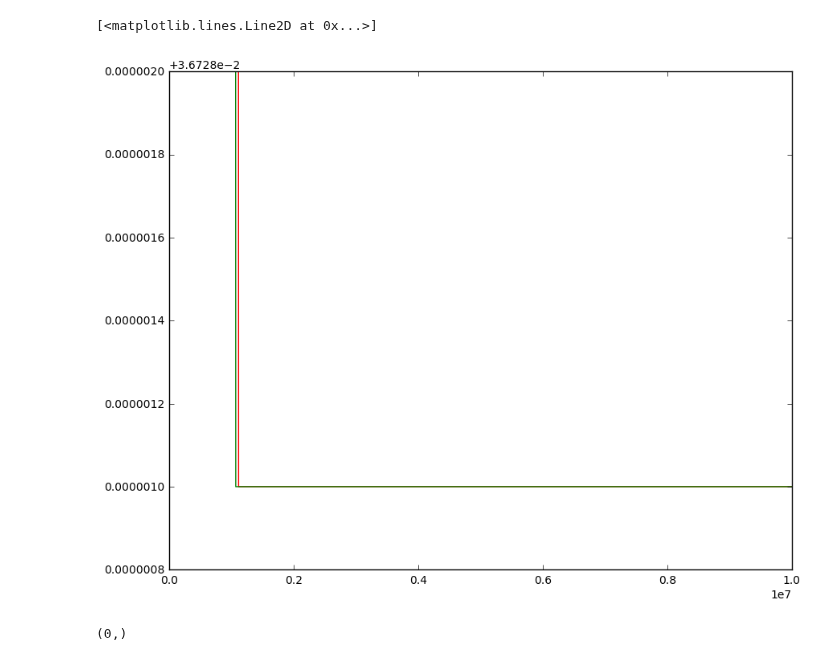
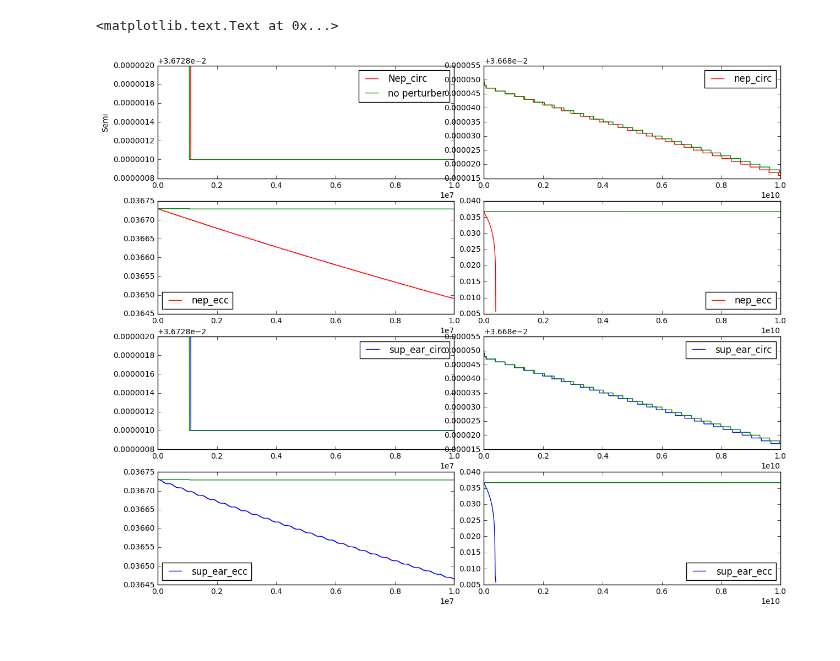
Before and after one commit to dm1681/Merging_Perts, a Jupyter notebook: Research/Merging_Perts/Sanity Check.ipynb, the cells around one changed output. Drawn from its saved outputs; the diff is of its cells as text; code cells hidden in the pictures.

```diff
--- a/Research/Merging_Perts/Sanity Check.ipynb
+++ b/Research/Merging_Perts/Sanity Check.ipynb
@@ -174,16 +174,51 @@ for mass_c in s_mass_list:
                             nep_short_circ_time = np.append(nep_short_circ_time, time)
                             nep_short_circ_semi = np.append(nep_short_circ_semi, semi)
                             nep_short_circ_e = np.append(nep_short_circ_e, e)
-# %%
-fig,ax = plt.subplots(1,1)
-fig.set_size_inches(10,8)
-
-ax.plot(nep_short_circ_time, nep_short_circ_semi, color = 'red')
-ax.plot(eq_short_time, eq_short_semi, color = 'green')
-# %% [output]
-[<matplotlib.lines.Line2D at 0x...>]
-[figure, removed]
-# %%
-eq_long_e.shape
-# %% [output]
-(0,)
+# %%
+# plots the evolution of the semi major axis for all cases, and compares with unperturbed cases (eq_only)
+
+fig,ax = plt.subplots(4,2)
+fig.set_size_inches(12,10)
+plt.tight_layout()
+plt.ticklabel_format(axis = 'y', style = 'sci')
+# green is always eq_only (no perturber)
+# red is neptune mass perturber
+# blue is super earth mass perturber
+
+# plots semi
+ax[0,0].plot(nep_short_circ_time, nep_short_circ_semi, color = 'red', label = 'Nep_circ')
+ax[0,0].plot(eq_short_time, eq_short_semi, color = 'green', label = 'no perturber')
+
+ax[0,1].plot(nep_long_circ_time, nep_long_circ_semi, color = 'red', label = 'nep_circ')
+ax[0,1].plot(eq_long_time, eq_long_semi, color = 'green')
+
+ax[1,0].plot(nep_short_ecc_time, nep_short_ecc_semi, color = 'red', label = 'nep_ecc')
+ax[1,0].plot(eq_short_time, eq_short_semi, color = 'green')
+
+ax[1,1].plot(nep_long_ecc_time, nep_long_ecc_semi, color = 'red', label = 'nep_ecc')
+ax[1,1].plot(eq_long_time, eq_long_semi, color = 'green')
+
+ax[2,0].plot(sup_ear_short_circ_time, sup_ear_short_circ_semi, color = 'blue', label = 'sup_ear_circ')
+ax[2,0].plot(eq_short_time, eq_short_semi, color = 'green')
+
+ax[2,1].plot(sup_ear_long_circ_time, sup_ear_long_circ_semi, color = 'blue', label = 'sup_ear_circ')
+ax[2,1].plot(eq_long_time, eq_long_semi, color = 'green')
+
+ax[3,0].plot(sup_ear_short_ecc_time, sup_ear_short_ecc_semi, color = 'blue', label = 'sup_ear_ecc')
+ax[3,0].plot(eq_short_time, eq_short_semi, color = 'green')
+
+ax[3,1].plot(sup_ear_long_ecc_time, sup_ear_long_ecc_semi, color = 'blue', label = 'sup_ear_ecc')
+ax[3,1].plot(eq_long_time, eq_long_semi, color = 'green')
+
+ax[0,0].legend(loc=0)
+ax[0,1].legend(loc=0)
+ax[1,0].legend(loc=0)
+ax[1,1].legend(loc=0)
+ax[2,0].legend(loc=0)
+ax[2,1].legend(loc=0)
+ax[3,0].legend(loc=0)
+ax[3,1].legend(loc=0)
+ax[0,0].set_ylabel('Semi')
+# %% [output]
+<matplotlib.text.Text at 0x...>
+[figure, added]
```
Also changed, not shown: parts of 1 cell of this notebook, 3 other files.
